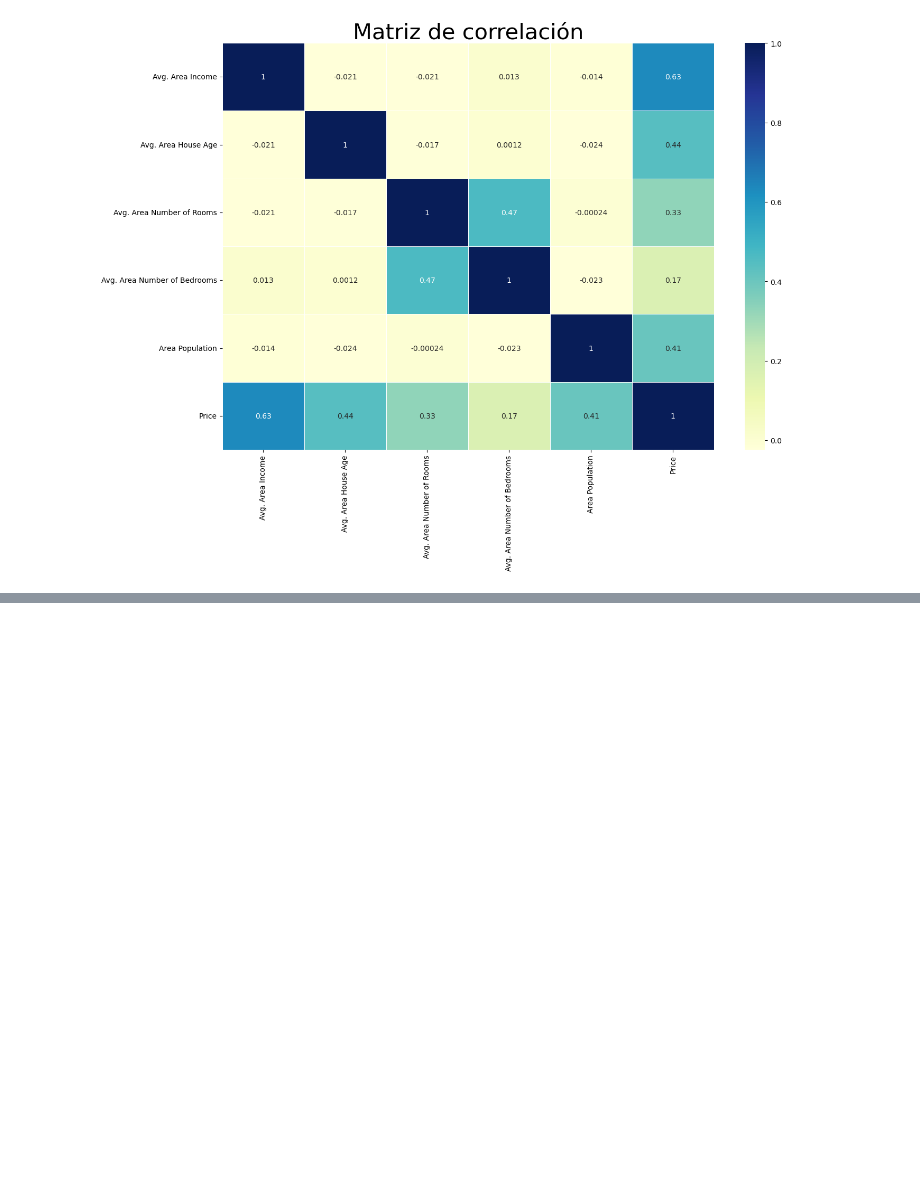
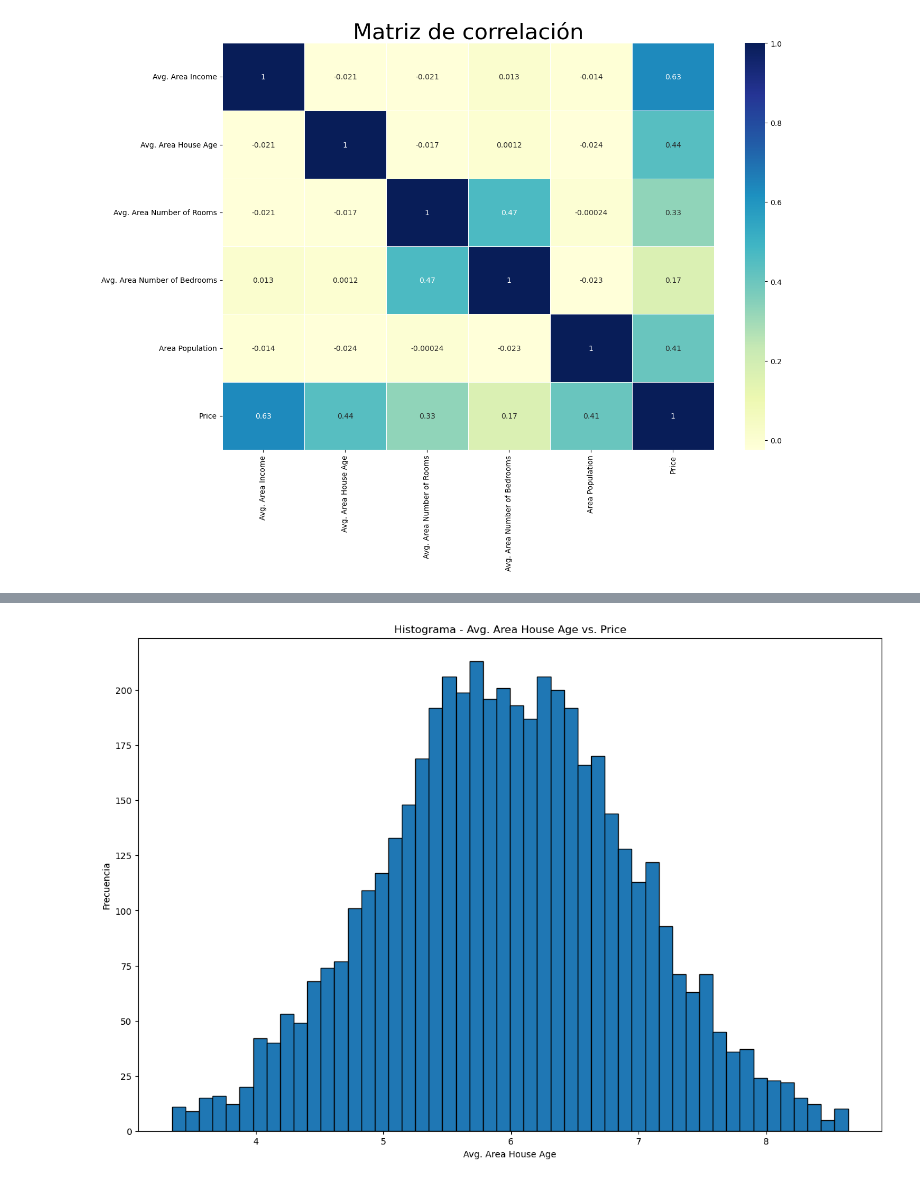
Before and after one commit to mgonzalz/USA_Housing, a Jupyter notebook: usa_housing.ipynb, the cells around one changed output, grey strips where cells are left out. Cells and saved outputs as stored; diff of their text form; code cells hidden in the pictures; blank space fills up the shorter version.

```diff
--- a/usa_housing.ipynb
+++ b/usa_housing.ipynb
@@ -192,0 +212,8 @@ plt.show()
+# %%
+plt.hist(df_housing_f1[df_housing_f1['Price'] < 2000000]['Avg. Area House Age'], bins=50, edgecolor='black')
+plt.xlabel('Avg. Area House Age')
+plt.ylabel('Frecuencia')
+plt.title('Histograma - Avg. Area House Age vs. Price')
+plt.show()
+# %% [output]
+[figure, added]
```
Also changed, not shown: parts of 8 cells of this notebook.
